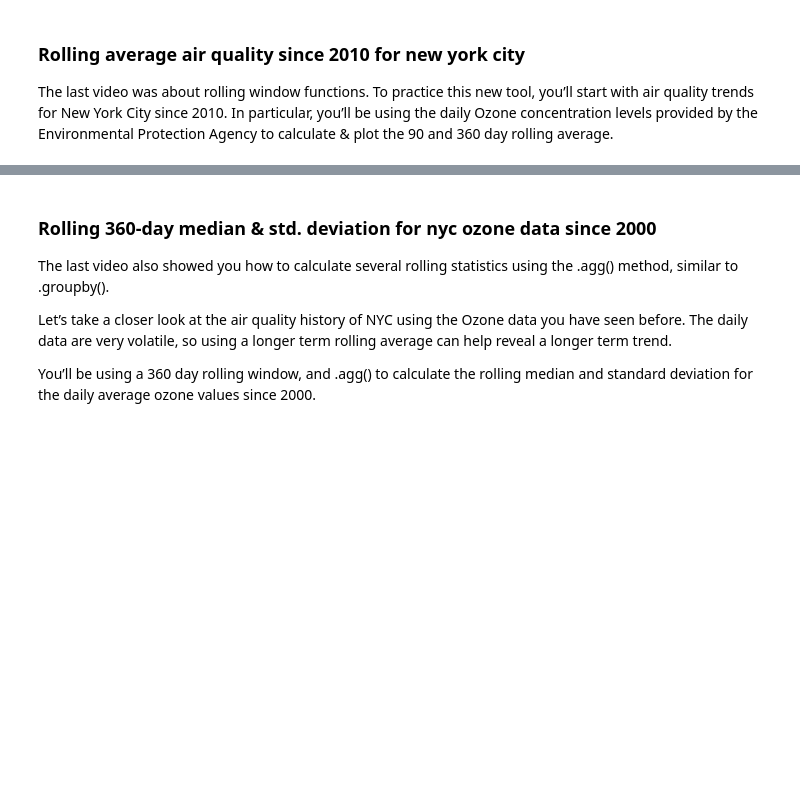
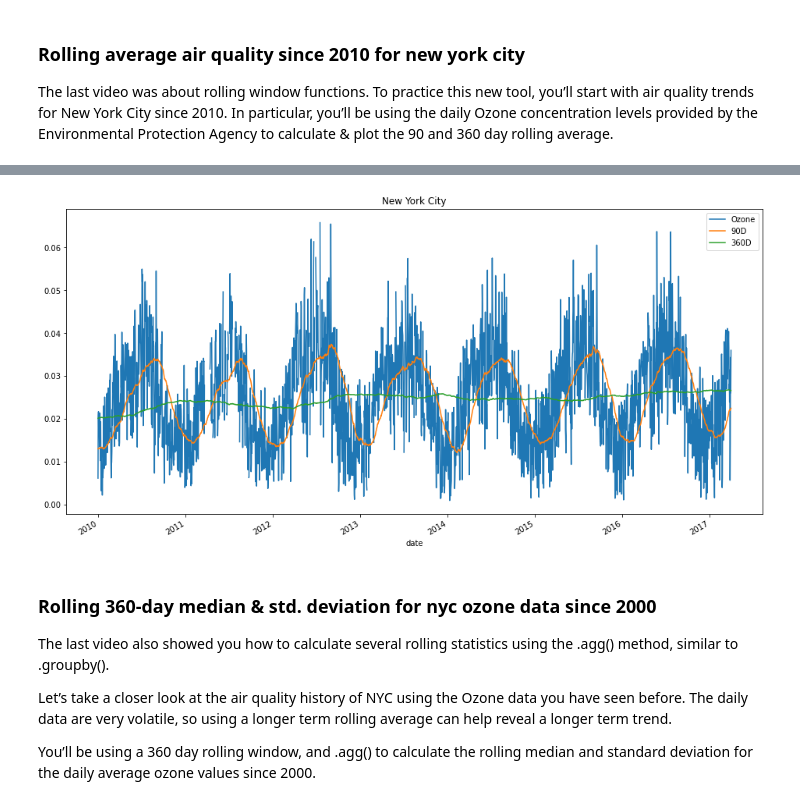
Before and after one commit to kprakhar27/Manipulating-Time-Series-Data, a Jupyter notebook: Window Functions - Rolling & Expanding Metrics.ipynb, the cells around one changed output, grey strips where cells are left out. Drawn from its saved outputs; the diff is of its cells as text; code cells hidden in the pictures; blank space fills up the shorter version.

```diff
--- a/Window Functions - Rolling & Expanding Metrics.ipynb
+++ b/Window Functions - Rolling & Expanding Metrics.ipynb
@@ -9,3 +10,7 @@ import matplotlib.pyplot as plt
 # %% [markdown]
 ### Rolling average air quality since 2010 for new york city
 The last video was about rolling window functions. To practice this new tool, you’ll start with air quality trends for New York City since 2010. In particular, you’ll be using the daily Ozone concentration levels provided by the Environmental Protection Agency to calculate & plot the 90 and 360 day rolling average.
+# %%
+# Import and inspect ozone data here
+data = pd.read_csv('Data/air_quality/ozone_nyc.csv', parse_dates=['date'], index_col='date')
+print(data.info())
@@ -12,3 +27,14 @@ The last video was about rolling window functions. To practice this new tool, yo
+# %%
+# Calculate 90d and 360d rolling mean for the last price
+data['90D'] = data.Ozone.rolling('90D').mean()
+data['360D'] = data.Ozone.rolling('360D').mean()
+# %%
+# Plot data
+data['2010':].plot(figsize=(16,8))
+plt.title('New York City')
+plt.show()
+# %% [output]
+[figure, added]
 # %% [markdown]
 ### Rolling 360-day median & std. deviation for nyc ozone data since 2000
 The last video also showed you how to calculate several rolling statistics using the .agg() method, similar to .groupby().
```
Also changed, not shown: parts of 34 cells of this notebook.
